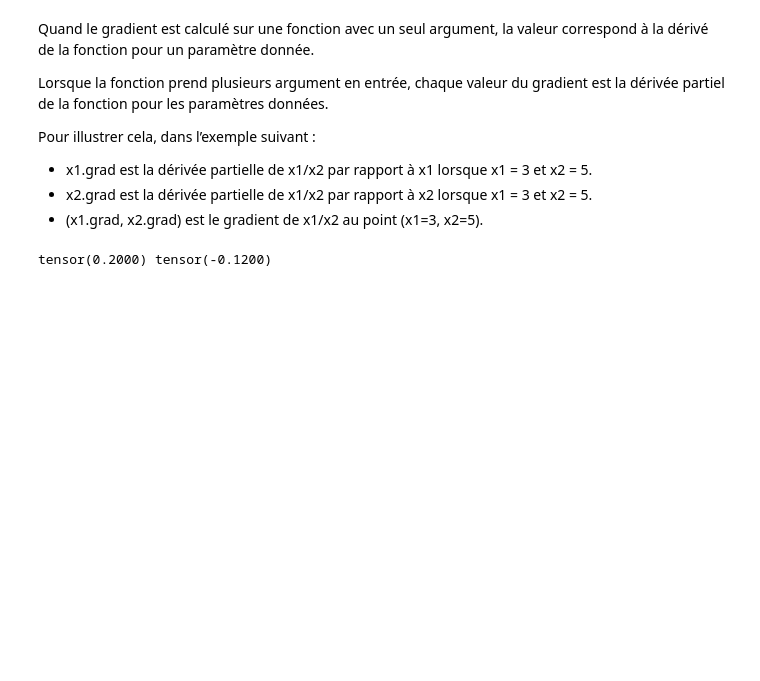
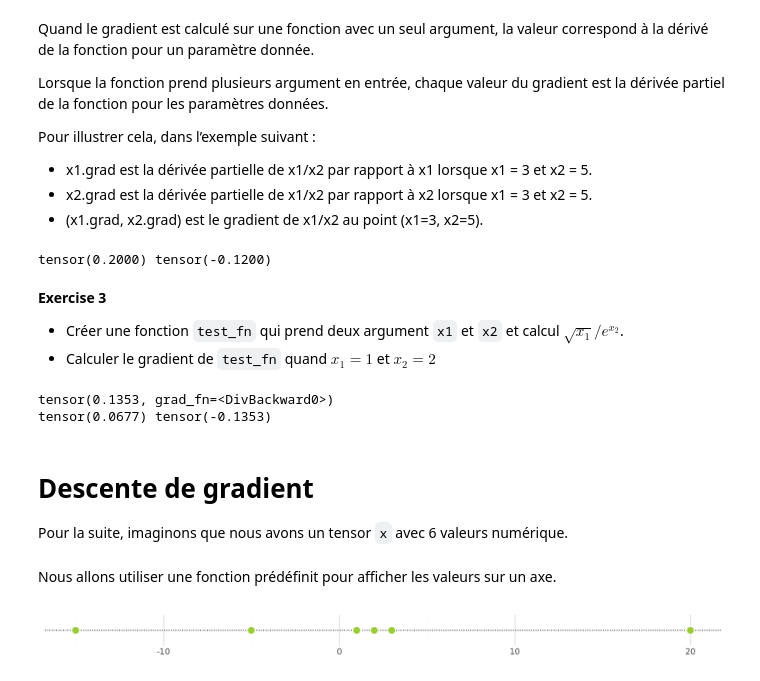
Before and after one commit to TimothyLab/machine_learning, a Jupyter notebook: deep_leraning/01_tensors.ipynb, the cells around one changed output. Drawn from its saved outputs; the diff is of its cells as text; code cells hidden in the pictures; blank space fills up the shorter version.

Commit message:
tp sur les tensor en cour, descent gradient en cours

```diff
--- a/deep_leraning/01_tensors.ipynb
+++ b/deep_leraning/01_tensors.ipynb
@@ -117,3 +119,38 @@ res.backward()
 print(x1.grad, x2.grad)
 # %% [output]
 tensor(0.2000) tensor(-0.1200)
+# %% [markdown]
+**Exercise 3**
+
+-   Créer une fonction `test_fn` qui prend deux argument `x1` et `x2` et calcul $\sqrt{x_1} / e^{x_2}$.
+-   Calculer le gradient de `test_fn` quand $x_1 = 1$ et $x_2 = 2$
+# %%
+a = torch.tensor(1.0, requires_grad=True)
+b = torch.tensor(2.0, requires_grad=True)
+
+def test_fn(a,b):
+    return torch.sqrt(a) / torch.exp(b)
+
+res = test_fn(a,b)
+print(res)
+
+res.backward()
+
+print(a.grad,b.grad)
+# %% [output]
+tensor(0.1353, grad_fn=<DivBackward0>)
+tensor(0.0677) tensor(-0.1353)
+# %% [markdown]
+# Descente de gradient
+
+Pour la suite, imaginons que nous avons un tensor `x` avec 6 valeurs numérique.
+# %%
+x = torch.tensor([1.0,2.0,3.0,20.0,-15.0,-5.0])
+# %% [markdown]
+Nous allons utiliser une fonction prédéfinit pour afficher les valeurs sur un axe.
+# %%
+from adl.tensors import plot_points1d
+
+plot_points1d(x)
+# %% [output]
+[figure, added]
```
Also changed, not shown: parts of 6 cells of this notebook.
